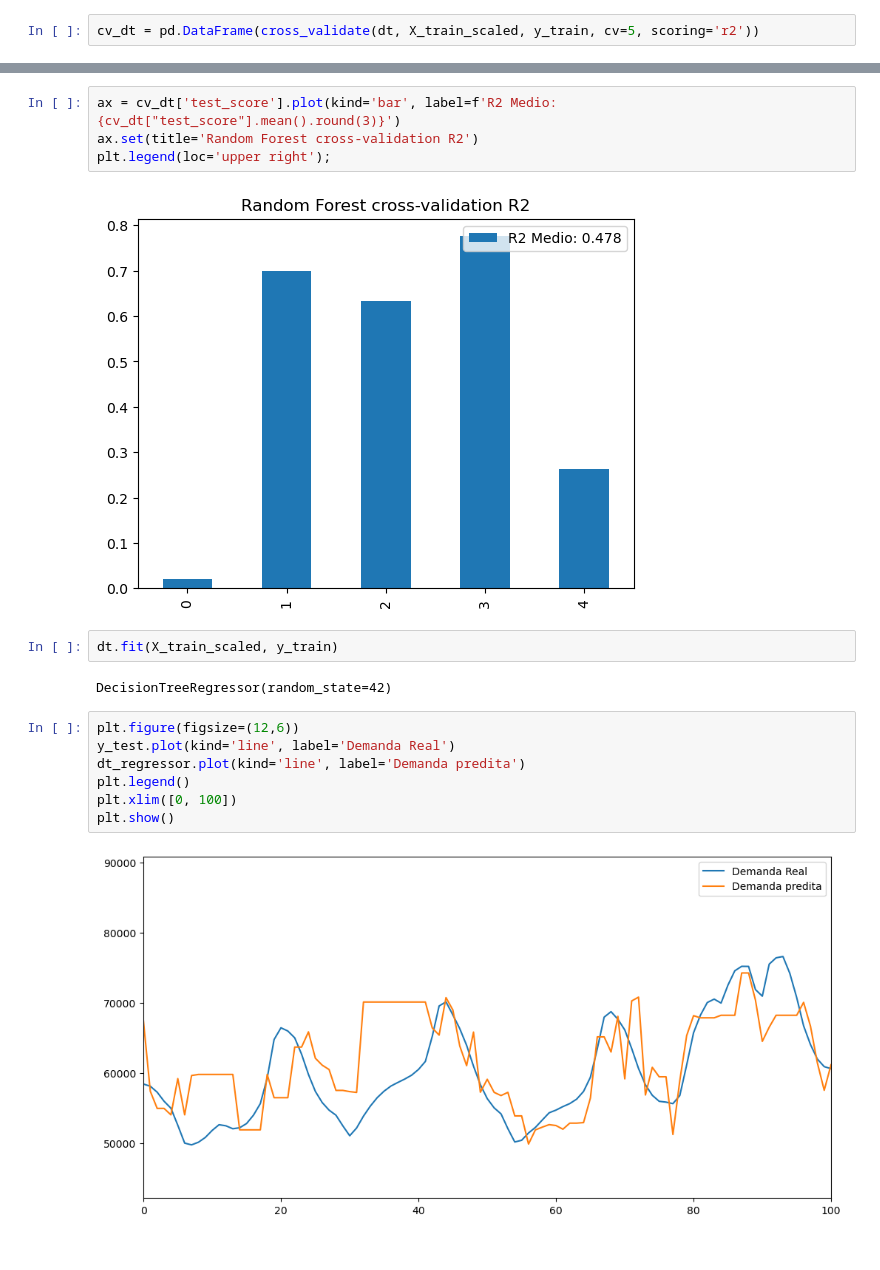
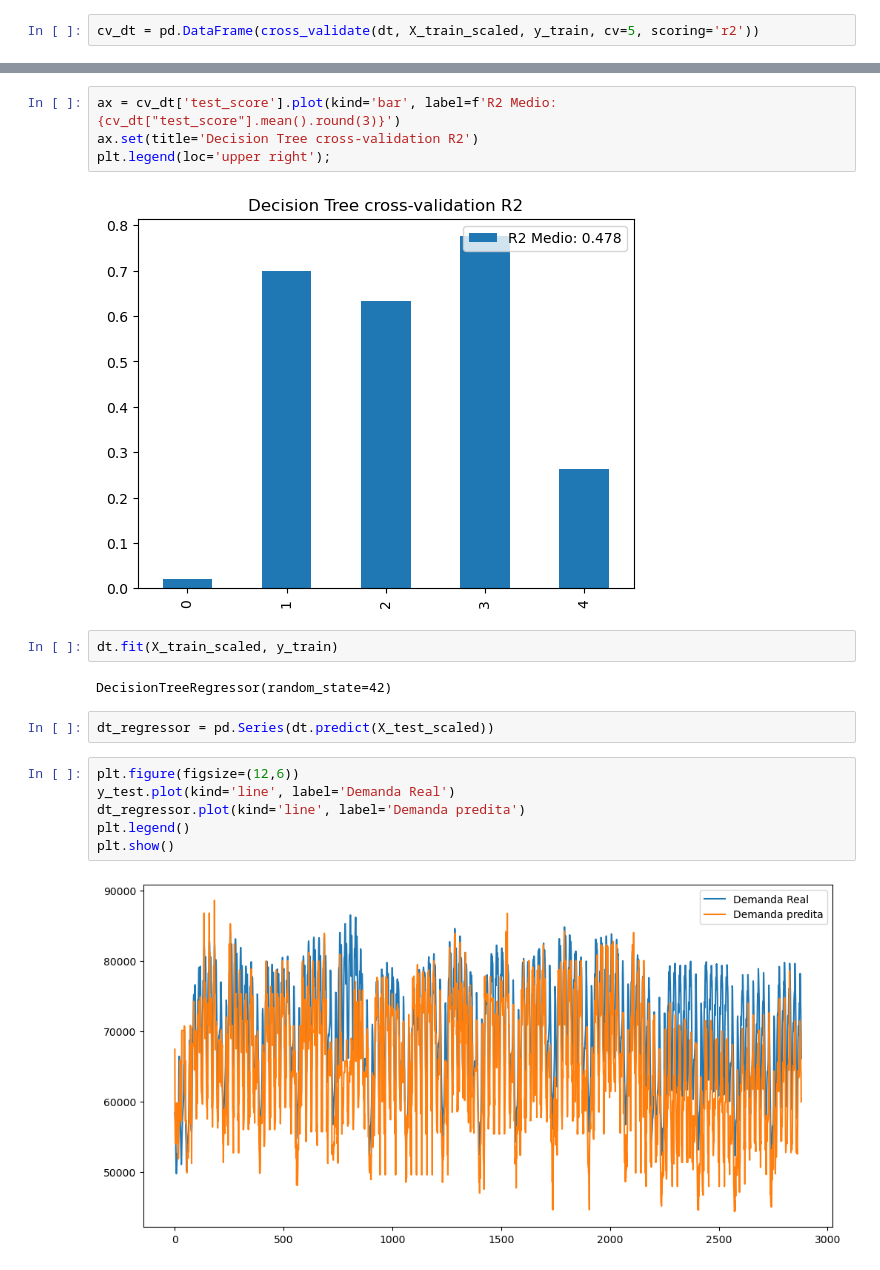
Before and after one commit to kauansacramento/energy-demand-forecast, a Jupyter notebook: energy_demand_forecast.ipynb, the cells around one changed output, grey strips where cells are left out. Drawn from its saved outputs; the diff is of its cells as text.

```diff
--- a/energy_demand_forecast.ipynb
+++ b/energy_demand_forecast.ipynb
@@ -255,19 +255,20 @@ cv_dt.head()
 # %%
 ax = cv_dt['test_score'].plot(kind='bar', label=f'R2 Medio: {cv_dt["test_score"].mean().round(3)}')
-ax.set(title='Random Forest cross-validation R2')
+ax.set(title='Decision Tree cross-validation R2')
 plt.legend(loc='upper right');
 # %% [output]
-[figure, old version]
+[figure, new version]
 # %%
 dt.fit(X_train_scaled, y_train)
 # %% [output]
 DecisionTreeRegressor(random_state=42)
+# %%
+dt_regressor = pd.Series(dt.predict(X_test_scaled))
 # %%
 plt.figure(figsize=(12,6))
 y_test.plot(kind='line', label='Demanda Real')
 dt_regressor.plot(kind='line', label='Demanda predita')
 plt.legend()
-plt.xlim([0, 100])
 plt.show()
 # %% [output]
-[figure, old version]
+[figure, new version]
```
Also changed, not shown: parts of 13 cells of this notebook.
